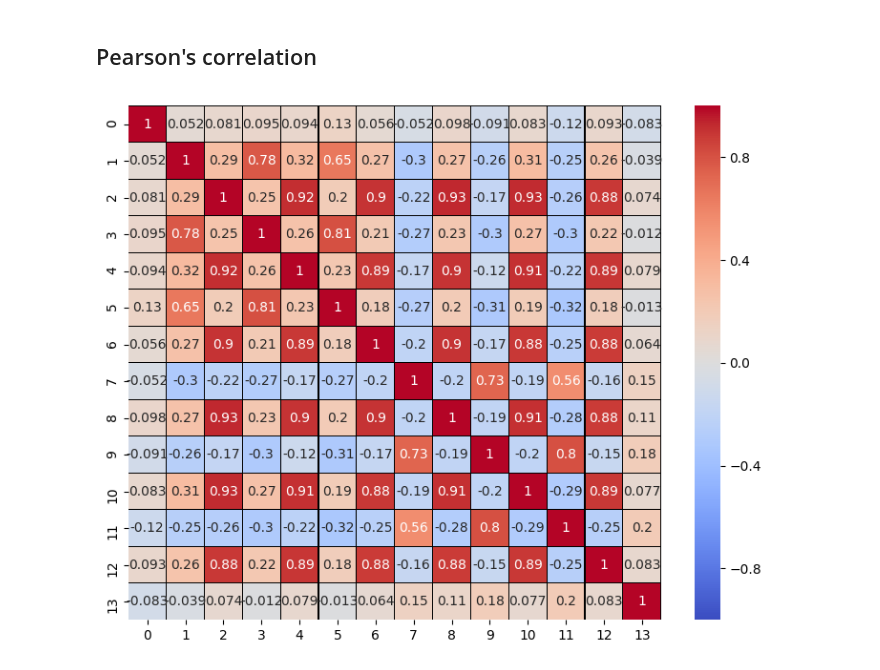
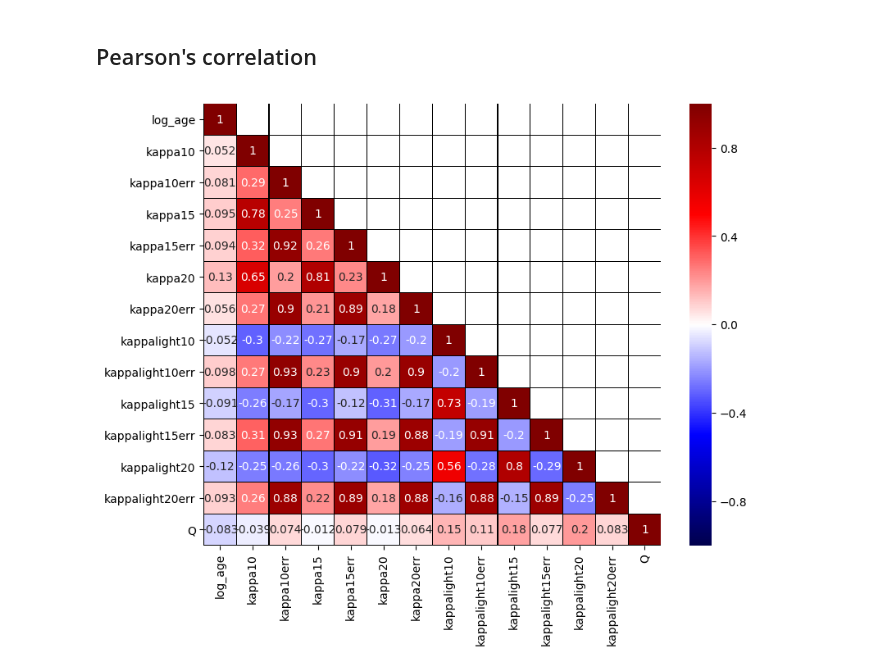
Before and after one commit to bosscha/gaia-shock, a Jupyter notebook: notebooks/analysis/corrMatrix-PCA.ipynb, the cells around one changed output. Cells and saved outputs as stored; diff of their text form; code cells hidden in the pictures.

```diff
--- a/notebooks/analysis/corrMatrix-PCA.ipynb
+++ b/notebooks/analysis/corrMatrix-PCA.ipynb
@@ -30,17 +33,22 @@ cd(wdir)
 # %%
 ## reading the test file
 df= CSV.read("votlist.finalSample_metric0.01-age.MS.csv", delim=";")
+colname= names(df)
 
 #data= rand(20,10)
 
 ## Pearson cor
 data= convert(Matrix, df[:,3:end])     ## only relevant columns
-data1= copy(data)
 p= Statistics.cor(data,dims=1)
+
+pm=  UnitLowerTriangular(p)
+tm= p .!= pm
+
 
 ## heatmap
 fig= PyPlot.figure(figsize=(9,7))
-heat_map = sns.heatmap(p, vmin=-1, vmax=1, annot=true,cmap= "coolwarm",linewidths=0.1, linecolor="black")
+heat_map = sns.heatmap(pm, vmin=-1, vmax=1, annot=true,mask= tm, cmap= "seismic",linewidths=0.1,
+    linecolor="black", xticklabels=colname[3:end], yticklabels=colname[3:end])
 PyPlot.show()
 # %% [output]
-[figure, old version]
+[figure, new version]
```
Also changed, not shown: parts of 4 cells of this notebook.
